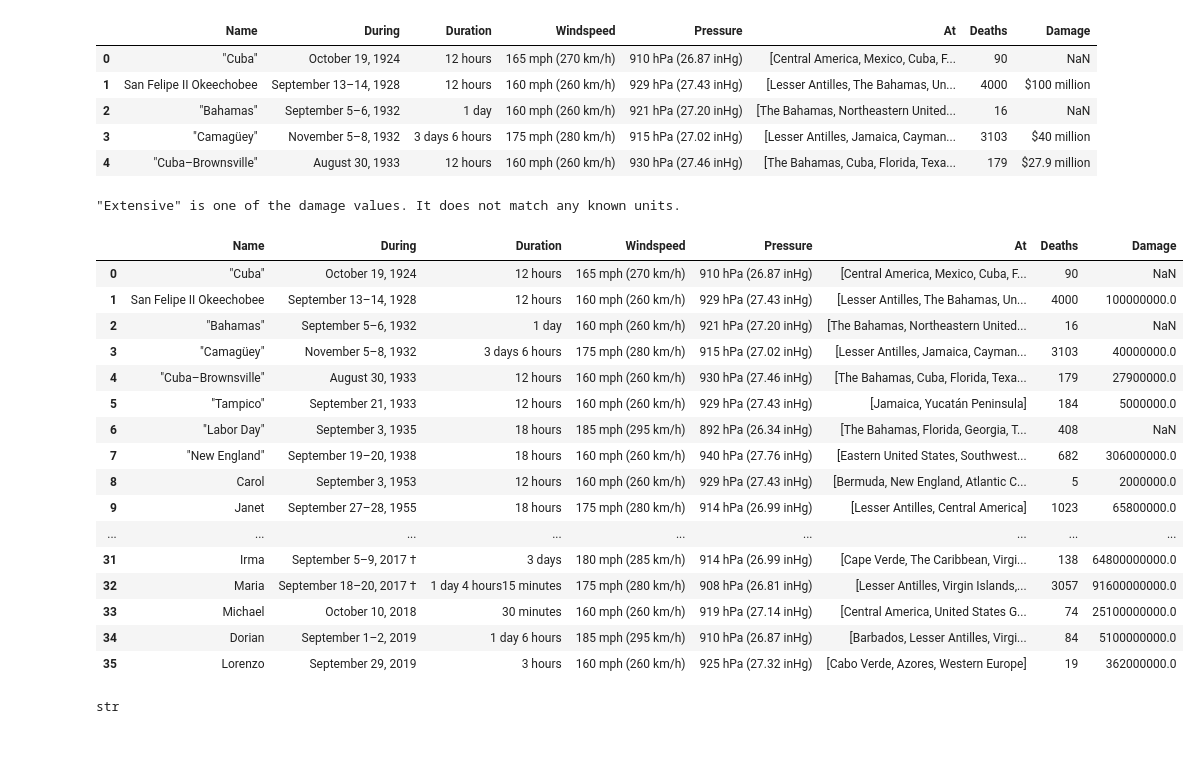
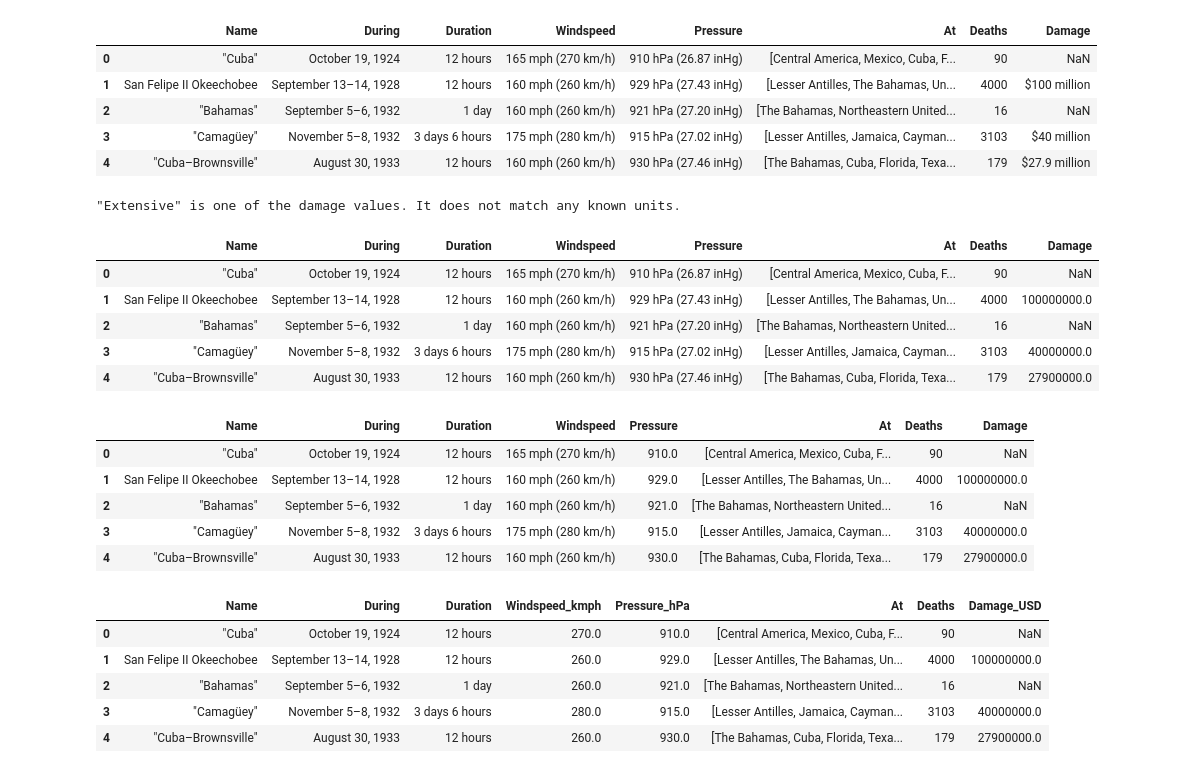
Before and after one commit to Alon-Shaaltiel/Hurricanes_US, a Jupyter notebook: Data_Collection.ipynb, the cells around one changed output. Cells and saved outputs as stored; diff of their text form; code cells hidden in the pictures; blank space fills up the shorter version.

Commit message:
Organized windspeed, date and pressure

```diff
--- a/Data_Collection.ipynb
+++ b/Data_Collection.ipynb
@@ -156,46 +156,56 @@ dmg_new = []
 for damage in Hurricanes.Damage:
     if damage == 'nan':
         dmg_new.append(np.nan)
         continue
 
     cost = damage.split(' ')[0]
     unit = damage.split(' ')[-1]
 
     if unit not in dmg_conversions:
         dmg_new.append(damage)
         print(f'"{damage}" is one of the damage values. It does not match any known units.')
         continue
 
     if '$' not in cost:
         dmg_new.append(damage)
         print(f'This cost: {cost} is not in USD. The cost in dollars will not be calculated.')
         continue
 
     cost = float(cost.strip()[1:])
     dmg_new.append(cost*dmg_conversions[unit])
 
 Hurricanes.Damage = pd.Series(dmg_new)
-Hurricanes
+Hurricanes.head(5)
 # %% [output]
 "Extensive" is one of the damage values. It does not match any known units.
 |  | Name | During | Duration | Windspeed | Pressure | At | Deaths | Damage |
 | 0 | "Cuba" | October 19, 1924 | 12 hours | 165 mph (270 km/h) | 910 hPa (26.87 inHg) | [Central America, Mexico, Cuba, F... | 90 | NaN |
 | 1 | San Felipe II Okeechobee | September 13–14, 1928 | 12 hours | 160 mph (260 km/h) | 929 hPa (27.43 inHg) | [Lesser Antilles, The Bahamas, Un... | 4000 | 100000000.0 |
 | 2 | "Bahamas" | September 5–6, 1932 | 1 day | 160 mph (260 km/h) | 921 hPa (27.20 inHg) | [The Bahamas, Northeastern United... | 16 | NaN |
 | 3 | "Camagüey" | November 5–8, 1932 | 3 days 6 hours | 175 mph (280 km/h) | 915 hPa (27.02 inHg) | [Lesser Antilles, Jamaica, Cayman... | 3103 | 40000000.0 |
 | 4 | "Cuba–Brownsville" | August 30, 1933 | 12 hours | 160 mph (260 km/h) | 930 hPa (27.46 inHg) | [The Bahamas, Cuba, Florida, Texa... | 179 | 27900000.0 |
-| 5 | "Tampico" | September 21, 1933 | 12 hours | 160 mph (260 km/h) | 929 hPa (27.43 inHg) | [Jamaica, Yucatán Peninsula] | 184 | 5000000.0 |
-| 6 | "Labor Day" | September 3, 1935 | 18 hours | 185 mph (295 km/h) | 892 hPa (26.34 inHg) | [The Bahamas, Florida, Georgia, T... | 408 | NaN |
-| 7 | "New England" | September 19–20, 1938 | 18 hours | 160 mph (260 km/h) | 940 hPa (27.76 inHg) | [Eastern United States, Southwest... | 682 | 306000000.0 |
-| 8 | Carol | September 3, 1953 | 12 hours | 160 mph (260 km/h) | 929 hPa (27.43 inHg) | [Bermuda, New England, Atlantic C... | 5 | 2000000.0 |
-| 9 | Janet | September 27–28, 1955 | 18 hours | 175 mph (280 km/h) | 914 hPa (26.99 inHg) | [Lesser Antilles, Central America] | 1023 | 65800000.0 |
-| ... | ... | ... | ... | ... | ... | ... | ... | ... |
-| 31 | Irma | September 5–9, 2017 † | 3 days | 180 mph (285 km/h) | 914 hPa (26.99 inHg) | [Cape Verde, The Caribbean, Virgi... | 138 | 64800000000.0 |
-| 32 | Maria | September 18–20, 2017 † | 1 day 4 hours15 minutes | 175 mph (280 km/h) | 908 hPa (26.81 inHg) | [Lesser Antilles, Virgin Islands,... | 3057 | 91600000000.0 |
-| 33 | Michael | October 10, 2018 | 30 minutes | 160 mph (260 km/h) | 919 hPa (27.14 inHg) | [Central America, United States G... | 74 | 25100000000.0 |
-| 34 | Dorian | September 1–2, 2019 | 1 day 6 hours | 185 mph (295 km/h) | 910 hPa (26.87 inHg) | [Barbados, Lesser Antilles, Virgi... | 84 | 5100000000.0 |
-| 35 | Lorenzo | September 29, 2019 | 3 hours | 160 mph (260 km/h) | 925 hPa (27.32 inHg) | [Cabo Verde, Azores, Western Europe] | 19 | 362000000.0 |
 # %%
 Hurricanes.Pressure = Hurricanes.Pressure.apply(lambda x: unicodedata.normalize("NFKD", str(x)))
+Hurricanes.Pressure = Hurricanes.Pressure.apply(lambda x: float(x.split('hPa')[0].strip()))
+# only works if hPa is presented first, otherwise use list.index(...)
+Hurricanes.head(5)
 # %% [output]
-str
+|  | Name | During | Duration | Windspeed | Pressure | At | Deaths | Damage |
+| 0 | "Cuba" | October 19, 1924 | 12 hours | 165 mph (270 km/h) | 910.0 | [Central America, Mexico, Cuba, F... | 90 | NaN |
+| 1 | San Felipe II Okeechobee | September 13–14, 1928 | 12 hours | 160 mph (260 km/h) | 929.0 | [Lesser Antilles, The Bahamas, Un... | 4000 | 100000000.0 |
+| 2 | "Bahamas" | September 5–6, 1932 | 1 day | 160 mph (260 km/h) | 921.0 | [The Bahamas, Northeastern United... | 16 | NaN |
+| 3 | "Camagüey" | November 5–8, 1932 | 3 days 6 hours | 175 mph (280 km/h) | 915.0 | [Lesser Antilles, Jamaica, Cayman... | 3103 | 40000000.0 |
+| 4 | "Cuba–Brownsville" | August 30, 1933 | 12 hours | 160 mph (260 km/h) | 930.0 | [The Bahamas, Cuba, Florida, Texa... | 179 | 27900000.0 |
+# %%
+Hurricanes.Windspeed = Hurricanes.Windspeed.apply(lambda x: unicodedata.normalize("NFKD", str(x)))
+Hurricanes.Windspeed = Hurricanes.Windspeed.apply(lambda x:
+                                                  float(x.split('km/h')[0].strip().split(' ')[-1].strip(' ()')))
+Hurricanes = Hurricanes.rename(columns={"Pressure":"Pressure_hPa", "Damage":"Damage_USD","Windspeed":"Windspeed_kmph"})
+Hurricanes.head(5)
+# %% [output]
+|  | Name | During | Duration | Windspeed_kmph | Pressure_hPa | At | Deaths | Damage_USD |
+| 0 | "Cuba" | October 19, 1924 | 12 hours | 270.0 | 910.0 | [Central America, Mexico, Cuba, F... | 90 | NaN |
+| 1 | San Felipe II Okeechobee | September 13–14, 1928 | 12 hours | 260.0 | 929.0 | [Lesser Antilles, The Bahamas, Un... | 4000 | 100000000.0 |
+| 2 | "Bahamas" | September 5–6, 1932 | 1 day | 260.0 | 921.0 | [The Bahamas, Northeastern United... | 16 | NaN |
+| 3 | "Camagüey" | November 5–8, 1932 | 3 days 6 hours | 280.0 | 915.0 | [Lesser Antilles, Jamaica, Cayman... | 3103 | 40000000.0 |
+| 4 | "Cuba–Brownsville" | August 30, 1933 | 12 hours | 260.0 | 930.0 | [The Bahamas, Cuba, Florida, Texa... | 179 | 27900000.0 |
```
Also changed, not shown: parts of 1 cell of this notebook.
